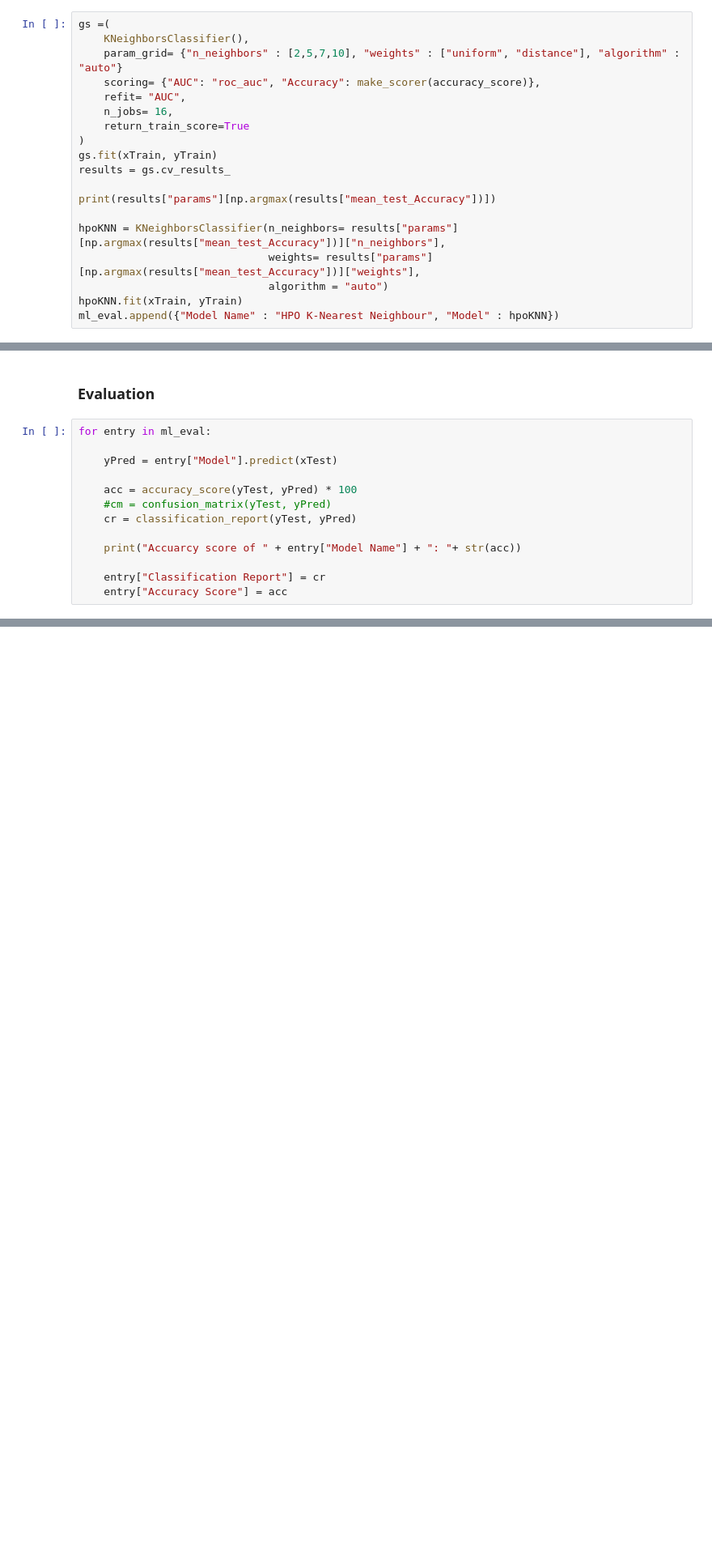
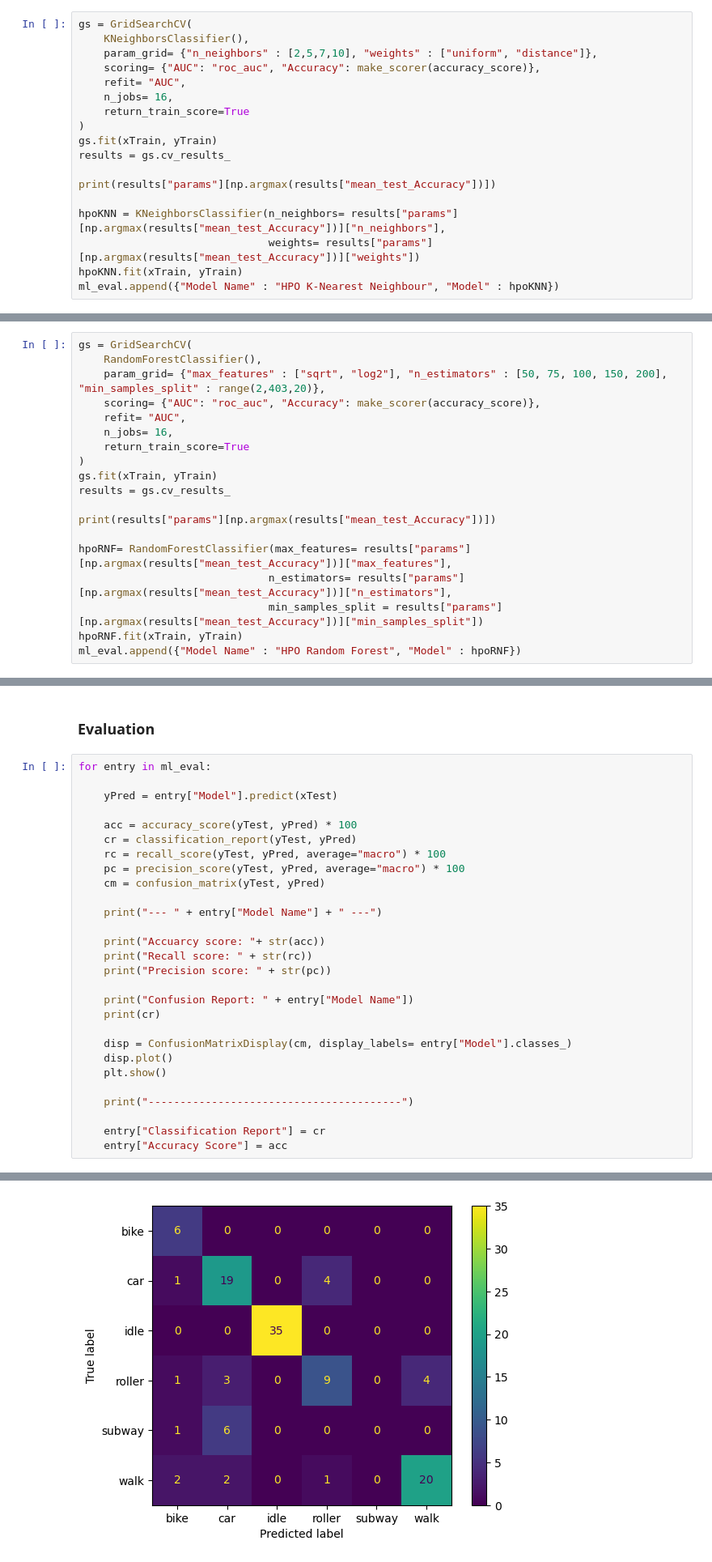
Before and after one commit to AlexeiMari/ML4B-2023, a Jupyter notebook: JupyterNotebooks/LightBrightnessDisplay Test.ipynb, the cells around one changed output, grey strips where cells are left out. Shown at 81% size. Saved outputs shown, nothing was run; the diff lists cells and outputs as text; blank space fills up the shorter version.

```diff
--- a/JupyterNotebooks/LightBrightnessDisplay Test.ipynb
+++ b/JupyterNotebooks/LightBrightnessDisplay Test.ipynb
@@ -749,9 +748,9 @@ ml_eval.append({"Model Name" : "Naive Bayes Classification", "Model" : GaussianN
 # %% [markdown]
 <h4>Hyperparameter Tuning</h4>
 # %%
-gs =(
+gs = GridSearchCV(
     KNeighborsClassifier(),
-    param_grid= {"n_neighbors" : [2,5,7,10], "weights" : ["uniform", "distance"], "algorithm" : "auto"}
+    param_grid= {"n_neighbors" : [2,5,7,10], "weights" : ["uniform", "distance"]},
     scoring= {"AUC": "roc_auc", "Accuracy": make_scorer(accuracy_score)},
     refit= "AUC",
     n_jobs= 16,
@@ -763,7 +762,6 @@ results = gs.cv_results_
 print(results["params"][np.argmax(results["mean_test_Accuracy"])])
 
 hpoKNN = KNeighborsClassifier(n_neighbors= results["params"][np.argmax(results["mean_test_Accuracy"])]["n_neighbors"],
-                              weights= results["params"][np.argmax(results["mean_test_Accuracy"])]["weights"],
-                              algorithm = "auto")
+                              weights= results["params"][np.argmax(results["mean_test_Accuracy"])]["weights"])
 hpoKNN.fit(xTrain, yTrain)
 ml_eval.append({"Model Name" : "HPO K-Nearest Neighbour", "Model" : hpoKNN})
@@ -778,0 +781,19 @@ ml_eval.append({"Model Name" : "K Nearest Neighbour", "Model" : knn})
+# %%
+gs = GridSearchCV(
+    RandomForestClassifier(),
+    param_grid= {"max_features" : ["sqrt", "log2"], "n_estimators" : [50, 75, 100, 150, 200], "min_samples_split" : range(2,403,20)},
+    scoring= {"AUC": "roc_auc", "Accuracy": make_scorer(accuracy_score)},
+    refit= "AUC",
+    n_jobs= 16,
+    return_train_score=True
+)
+gs.fit(xTrain, yTrain)
+results = gs.cv_results_
+
+print(results["params"][np.argmax(results["mean_test_Accuracy"])])
+
+hpoRNF= RandomForestClassifier(max_features= results["params"][np.argmax(results["mean_test_Accuracy"])]["max_features"],
+                              n_estimators= results["params"][np.argmax(results["mean_test_Accuracy"])]["n_estimators"],
+                              min_samples_split = results["params"][np.argmax(results["mean_test_Accuracy"])]["min_samples_split"])
+hpoRNF.fit(xTrain, yTrain)
+ml_eval.append({"Model Name" : "HPO Random Forest", "Model" : hpoRNF})
@@ -791,10 +833,25 @@ for entry in ml_eval:
     yPred = entry["Model"].predict(xTest)
 
     acc = accuracy_score(yTest, yPred) * 100
-    #cm = confusion_matrix(yTest, yPred)
     cr = classification_report(yTest, yPred)
+    rc = recall_score(yTest, yPred, average="macro") * 100
+    pc = precision_score(yTest, yPred, average="macro") * 100
+    cm = confusion_matrix(yTest, yPred)
 
-    print("Accuarcy score of " + entry["Model Name"] + ": "+ str(acc))
+    print("--- " + entry["Model Name"] + " ---")
+
+    print("Accuarcy score: "+ str(acc))
+    print("Recall score: " + str(rc))
+    print("Precision score: " + str(pc))
+
+    print("Confusion Report: " + entry["Model Name"])
+    print(cr)
+
+    disp = ConfusionMatrixDisplay(cm, display_labels= entry["Model"].classes_)
+    disp.plot()
+    plt.show()
+
+    print("----------------------------------------")
 
     entry["Classification Report"] = cr
     entry["Accuracy Score"] = acc
@@ -806,0 +876 @@ Accuarcy score of Random Forest: 95.6140350877193
+[figure, added]
```
Also changed, not shown: parts of 6 cells of this notebook.
